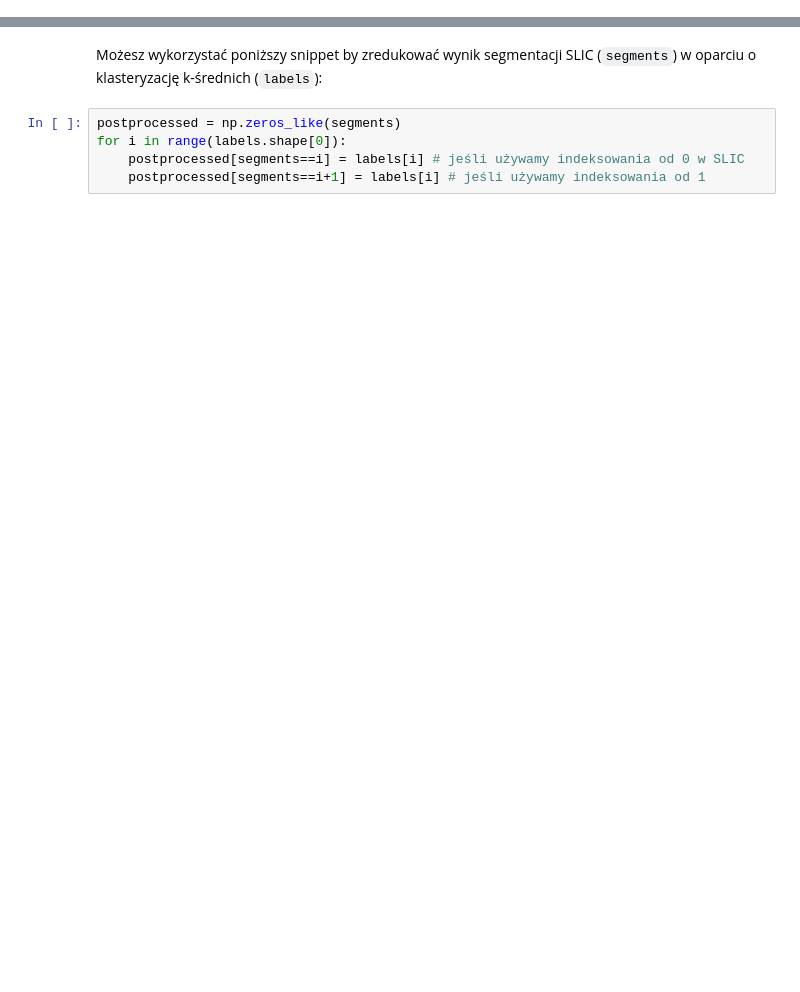
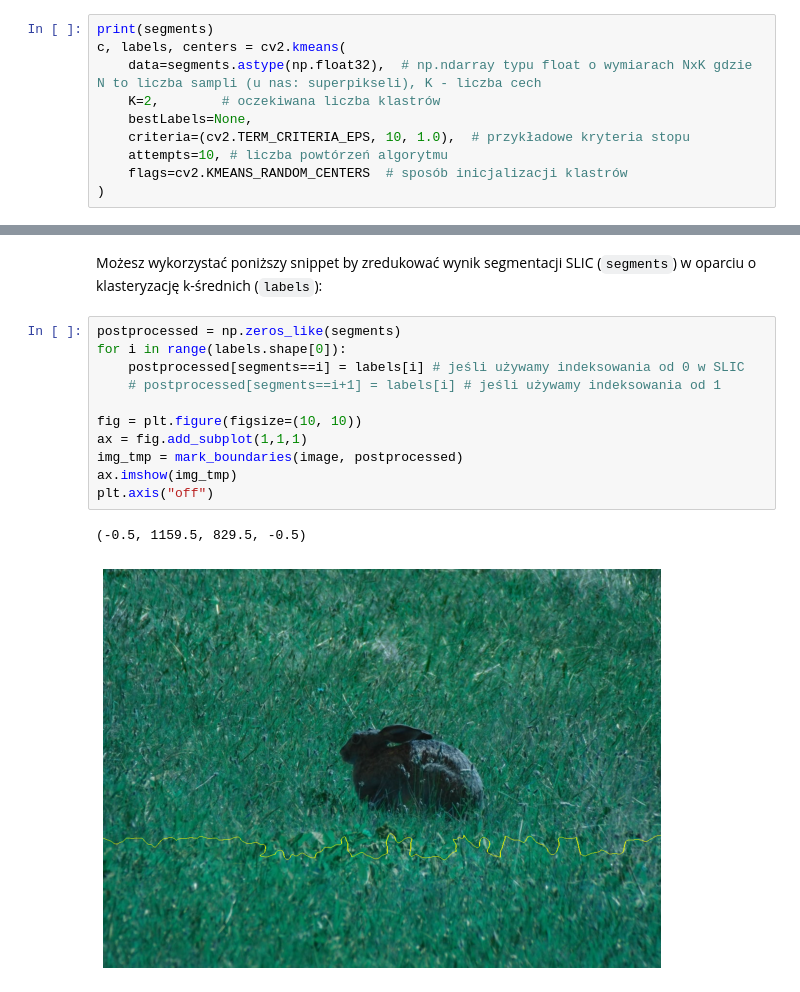
Before and after one commit to ProtossLuigi/studia-mag, a Jupyter notebook: analiza_i_przetwarzanie_obrazow/lab5/Lab5_zadanie.ipynb, the cells around one changed output, grey strips where cells are left out. Cells and saved outputs as stored; diff of their text form; blank space fills up the shorter version.

````diff
--- a/analiza_i_przetwarzanie_obrazow/lab5/Lab5_zadanie.ipynb
+++ b/analiza_i_przetwarzanie_obrazow/lab5/Lab5_zadanie.ipynb
@@ -45,3 +80,13 @@ c, labels, centers = cv2.kmeans(
 ```
 
 Funkcja ta zwraca krotkę, której najważniejszym komponentem jest ten drugi (tu: `labels`), tj. macierz o wymiarach Nx1, zawierająca indeks klastra przypisanego i-temu samplowi.
+# %%
+print(segments)
+c, labels, centers = cv2.kmeans(
+    data=segments.astype(np.float32),  # np.ndarray typu float o wymiarach NxK gdzie N to liczba sampli (u nas: superpikseli), K - liczba cech
+    K=2,        # oczekiwana liczba klastrów
+    bestLabels=None,
+    criteria=(cv2.TERM_CRITERIA_EPS, 10, 1.0),  # przykładowe kryteria stopu
+    attempts=10, # liczba powtórzeń algorytmu
+    flags=cv2.KMEANS_RANDOM_CENTERS  # sposób inicjalizacji klastrów
+)
@@ -50,5 +103,14 @@ Możesz wykorzystać poniższy snippet by zredukować wynik segmentacji SLIC (`s
 # %%
 postprocessed = np.zeros_like(segments)
 for i in range(labels.shape[0]):
     postprocessed[segments==i] = labels[i] # jeśli używamy indeksowania od 0 w SLIC
-    postprocessed[segments==i+1] = labels[i] # jeśli używamy indeksowania od 1
+    # postprocessed[segments==i+1] = labels[i] # jeśli używamy indeksowania od 1
+
+fig = plt.figure(figsize=(10, 10))
+ax = fig.add_subplot(1,1,1)
+img_tmp = mark_boundaries(image, postprocessed)
+ax.imshow(img_tmp)
+plt.axis("off")
+# %% [output]
+(-0.5, 1159.5, 829.5, -0.5)
+[figure, added]
````
Also changed, not shown: parts of 4 cells of this notebook, 1 other file.
